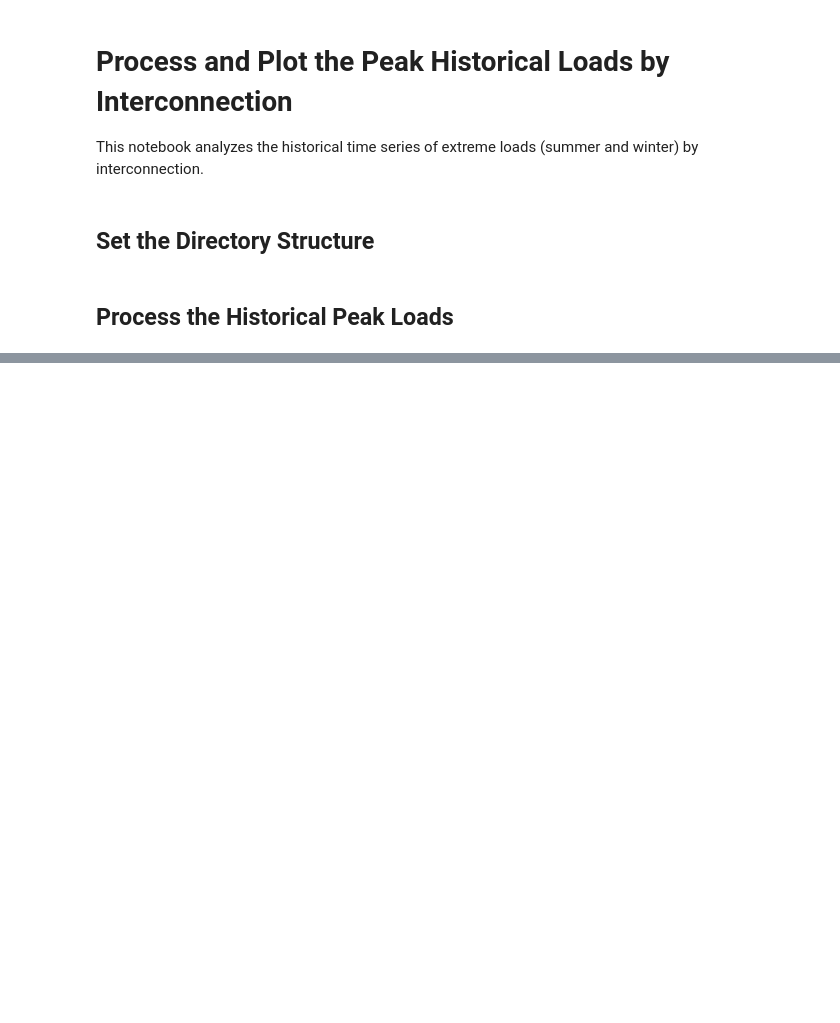
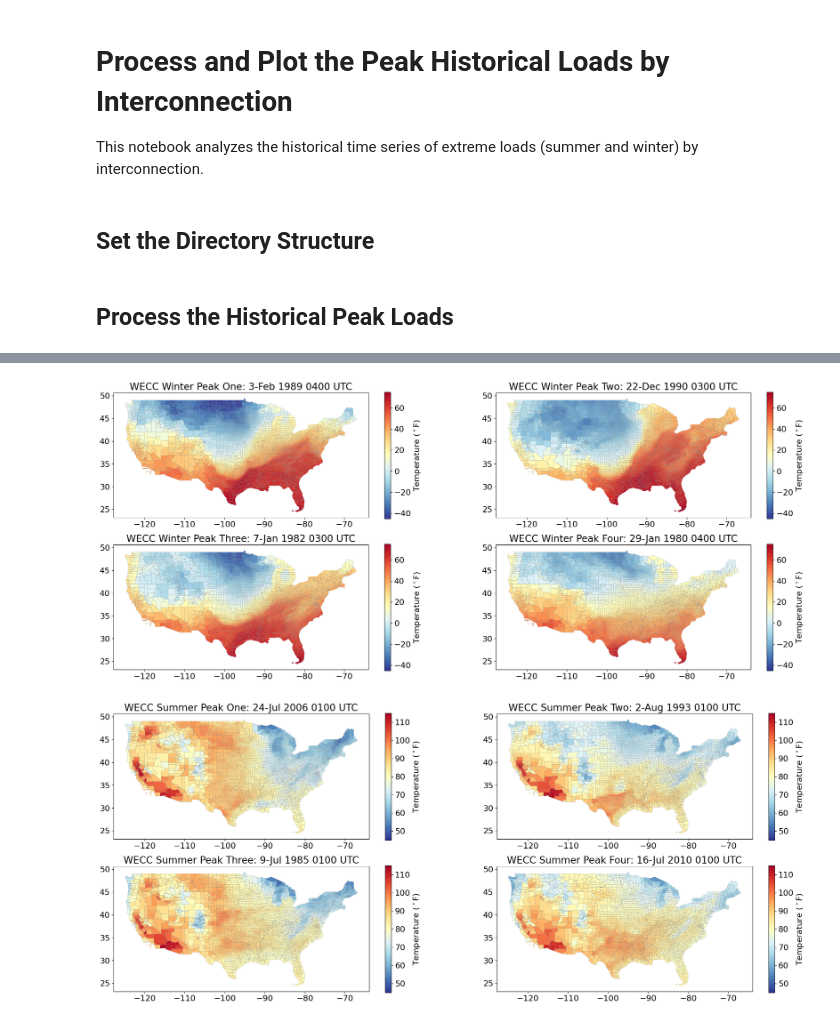
Before and after one commit to IMMM-SFA/exp_group_b, a Jupyter notebook: analyses/notebooks/interconnection_peak_load_analysis.ipynb, the cells around one changed output, grey strips where cells are left out. Drawn from its saved outputs; the diff is of its cells as text; code cells hidden in the pictures; blank space fills up the shorter version.

```diff
--- a/analyses/notebooks/interconnection_peak_load_analysis.ipynb
+++ b/analyses/notebooks/interconnection_peak_load_analysis.ipynb
@@ -15,6 +18,8 @@ from glob import glob
 # %%
 # Identify the data input and output directories:
 load_data_input_dir =  '/Users/burl878/Documents/IMMM/Data/TELL/Production_Runs/tell_data/outputs/postprocessed/interconnection_load_time_series/'
+temp_data_input_dir =  '/Volumes/LaCie/Big_Data/wrf_to_tell/wrf_tell_counties_output/historic/'
+metadata_input_dir =  '/Users/burl878/Documents/IMMM/Data/TELL_Input_Data/tell_raw_data/County_Shapefiles/'
 data_output_dir =  '/Users/burl878/Documents/IMMM/Data/TELL/Production_Runs/tell_data/outputs/postprocessed/interconnection_load_time_series/'
 image_output_dir =  '/Users/burl878/Documents/IMMM/Images/TELL/Analysis/Interconnection_Peak_Loads/'
 # %% [markdown]
@@ -114,0 +272,11 @@ stats_df
+# %%
+plot_peak_load_temperatures(interconnection = 'WECC',
+                            metadata_input_dir = metadata_input_dir,
+                            temp_data_input_dir = temp_data_input_dir,
+                            data_output_dir = data_output_dir,
+                            image_output_dir = image_output_dir,
+                            image_resolution = 300,
+                            save_images = True)
+# %% [output]
+[figure, added]
+[figure, added]
```
Also changed, not shown: parts of 6 cells of this notebook.
